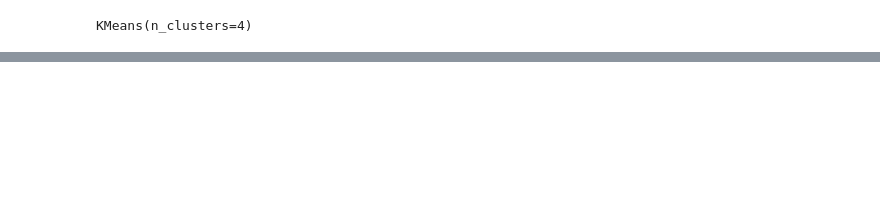
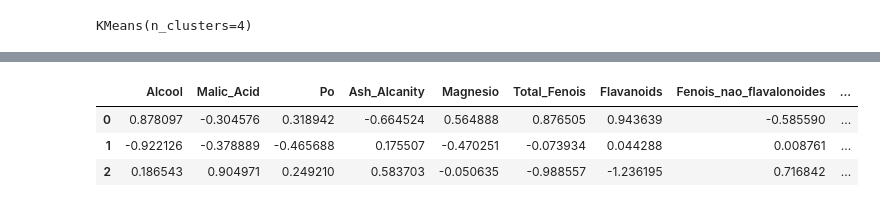
Before and after one commit to Facco-Bruno/Alura-ML, a Jupyter notebook: Wine_Classification.ipynb, the cells around one changed output, grey strips where cells are left out. Cells and saved outputs as stored; diff of their text form; code cells hidden in the pictures; blank space fills up the shorter version.

```diff
--- a/Wine_Classification.ipynb
+++ b/Wine_Classification.ipynb
@@ -142,3 +142,8 @@ fig.add_trace(go.Scatter(x=df['Intensidade_de_cor'], y = df['Alcool'],
 fig.show()
 # %% [output]
 [interactive output not drawn]
+# %%
+agrupador = KMeans(n_clusters=3)
+agrupador.fit(df)
+labels = agrupador.labels_
+print(labels)
@@ -144,0 +184,9 @@ fig.show()
+# %%
+centros = pd.DataFrame(agrupador.cluster_centers_)
+centros.columns = colunas
+centros.head()
+# %% [output]
+|  | Alcool | Malic_Acid | Po | Ash_Alcanity | Magnesio | Total_Fenois | Flavanoids | Fenois_nao_flavalonoides | ... |
+| 0 | 0.878097 | -0.304576 | 0.318942 | -0.664524 | 0.564888 | 0.876505 | 0.943639 | -0.585590 | ... |
+| 1 | -0.922126 | -0.378889 | -0.465688 | 0.175507 | -0.470251 | -0.073934 | 0.044288 | 0.008761 | ... |
+| 2 | 0.186543 | 0.904971 | 0.249210 | 0.583703 | -0.050635 | -0.988557 | -1.236195 | 0.716842 | ... |
```
Also changed, not shown: parts of 10 cells of this notebook.
